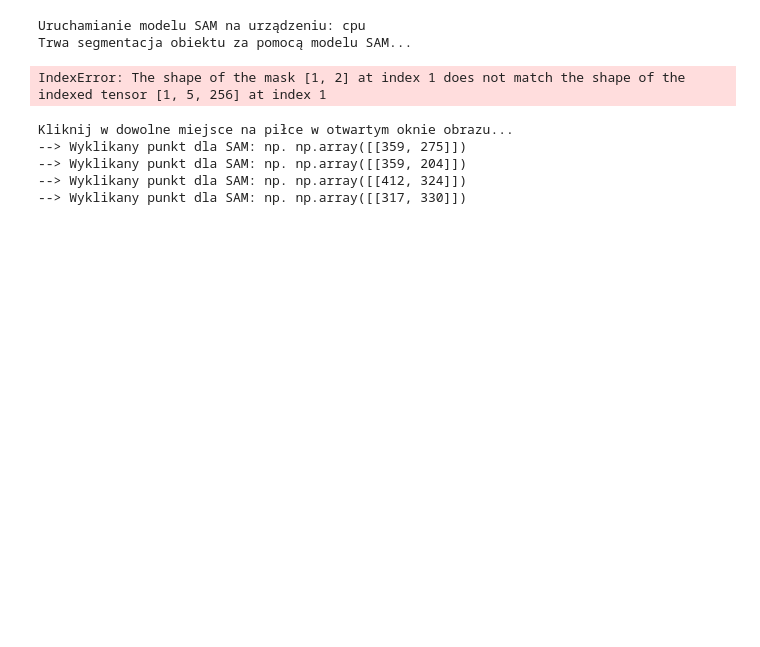
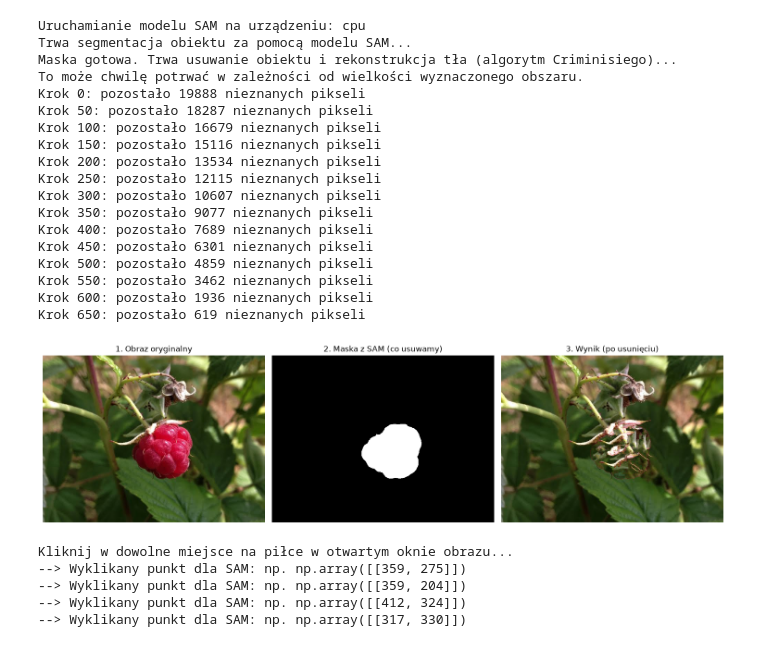
Before and after one commit to mxrtaaa/FotoSzop_App, a Jupyter notebook: Algorythms_Prototypes/test.ipynb, the cells around one changed output. Cells and saved outputs as stored; diff of their text form; code cells hidden in the pictures; blank space fills up the shorter version.

```diff
--- a/Algorythms_Prototypes/test.ipynb
+++ b/Algorythms_Prototypes/test.ipynb
@@ -60,7 +60,7 @@ import matplotlib.pyplot as plt
 from segment_anything import sam_model_registry, SamPredictor
 from criminisi import inpaint
 
-def remove_object_with_sam(image_path: str, checkpoint_path: str, input_point: np.ndarray, model_type: str = "vit_h"):
+def remove_object_with_sam(image_path: str, checkpoint_path: str, input_point: np.ndarray, input_label: np.ndarray, model_type: str = "vit_h"):
     # 1. Konfiguracja urządzenia (GPU lub CPU)
     device = "cuda" if torch.cuda.is_available() else "cpu"
     print(f"Uruchamianie modelu SAM na urządzeniu: {device}")
@@ -82,9 +82,6 @@ def remove_object_with_sam(image_path: str, checkpoint_path: str, input_point: n
     predictor = SamPredictor(sam)
 
     predictor.set_image(img_rgb)
-
-    # 1 oznacza punkt pierwszoplanowy (obiekt do usunięcia)
-    input_label = np.array([1])
 
     masks, scores, logits = predictor.predict(
         point_coords=input_point,
@@ -121,34 +118,51 @@ def remove_object_with_sam(image_path: str, checkpoint_path: str, input_point: n
     plt.show()
 
 if __name__ == "__main__":
     # Konfiguracja ścieżek i punktu na obiekcie
     IMAGE_PATH = "malina.jpg"          # Ścieżka do Twojego zdjęcia
     CHECKPOINT_PATH = "sam_vit_b_01ec64.pth"
 
     # Współrzędne [x, y] punktu znajdującego się na obiekcie, który chcesz usunąć
     # (np. środek obiektu w pikselach)
     point = np.array([[350, 275]])
     # Współrzędne kilku punktów rozsianych po owocu
     point = np.array([
         [350, 275], # Środek
         [350, 205], # Góra
         [410, 325], # Prawy dół
         [320, 330]  # Lewy dół
     ])
 
     # Etykieta '1' oznacza, że każdy z tych punktów należy do obiektu (podpowiedź pozytywna)
     labels = np.array([1, 1, 1, 1])
 
     remove_object_with_sam(
         image_path=IMAGE_PATH,
         checkpoint_path=CHECKPOINT_PATH,
         input_point=point,
+        input_label=labels,
         model_type="vit_b"
     )
 # %% [output]
 Uruchamianie modelu SAM na urządzeniu: cpu
 Trwa segmentacja obiektu za pomocą modelu SAM...
+Maska gotowa. Trwa usuwanie obiektu i rekonstrukcja tła (algorytm Criminisiego)...
+To może chwilę potrwać w zależności od wielkości wyznaczonego obszaru.
+Krok 0: pozostało 19888 nieznanych pikseli
+Krok 50: pozostało 18287 nieznanych pikseli
+Krok 100: pozostało 16679 nieznanych pikseli
+Krok 150: pozostało 15116 nieznanych pikseli
+Krok 200: pozostało 13534 nieznanych pikseli
+Krok 250: pozostało 12115 nieznanych pikseli
+Krok 300: pozostało 10607 nieznanych pikseli
+Krok 350: pozostało 9077 nieznanych pikseli
+Krok 400: pozostało 7689 nieznanych pikseli
+Krok 450: pozostało 6301 nieznanych pikseli
+Krok 500: pozostało 4859 nieznanych pikseli
+Krok 550: pozostało 3462 nieznanych pikseli
+Krok 600: pozostało 1936 nieznanych pikseli
+Krok 650: pozostało 619 nieznanych pikseli
-IndexError: The shape of the mask [1, 2] at index 1 does not match the shape of the indexed tensor [1, 5, 256] at index 1
+[figure, added]
 # %%
 import cv2
 
```
